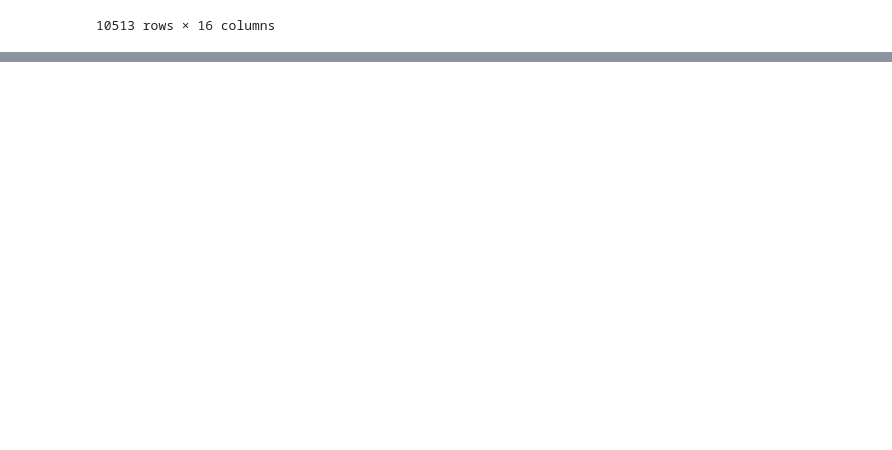
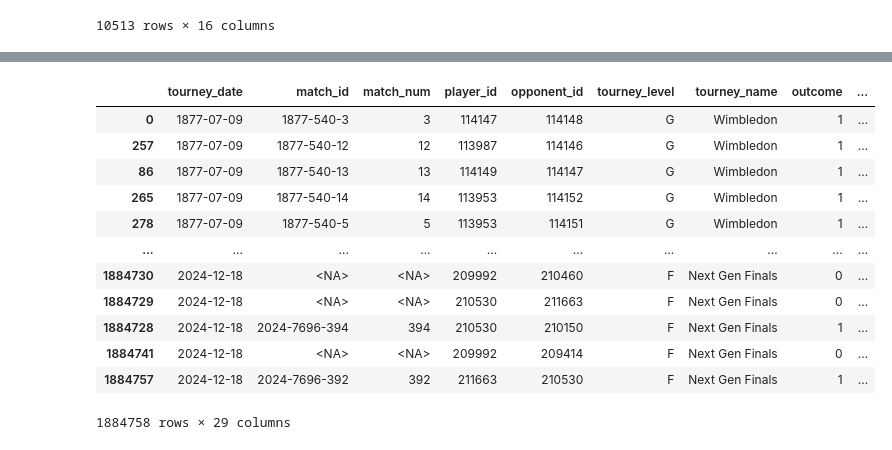
Before and after one commit to phoenox001/TennisMatchAnalysis, a Jupyter notebook: notebooks/eda.ipynb, the cells around one changed output, grey strips where cells are left out. Saved outputs shown, nothing was run; the diff lists cells and outputs as text; code cells hidden in the pictures; blank space fills up the shorter version.

```diff
--- a/notebooks/eda.ipynb
+++ b/notebooks/eda.ipynb
@@ -450,0 +464,24 @@ array(['Hard', 'Clay', 'Grass', 'Carpet', nan], dtype=object)
+# %%
+import pandas as pd
+
+file_path = (
+    "/Users/tim/Documents/Projects/TennisMatchAnalysis/data/player_features.parquet"
+)
+
+data = pd.read_parquet(file_path)
+
+data
+# %% [output]
+|  | tourney_date | match_id | match_num | player_id | opponent_id | tourney_level | tourney_name | outcome | ... |
+| 0 | 1877-07-09 | 1877-540-3 | 3 | 114147 | 114148 | G | Wimbledon | 1 | ... |
+| 257 | 1877-07-09 | 1877-540-12 | 12 | 113987 | 114146 | G | Wimbledon | 1 | ... |
+| 86 | 1877-07-09 | 1877-540-13 | 13 | 114149 | 114147 | G | Wimbledon | 1 | ... |
+| 265 | 1877-07-09 | 1877-540-14 | 14 | 113953 | 114152 | G | Wimbledon | 1 | ... |
+| 278 | 1877-07-09 | 1877-540-5 | 5 | 113953 | 114151 | G | Wimbledon | 1 | ... |
+| ... | ... | ... | ... | ... | ... | ... | ... | ... | ... |
+| 1884730 | 2024-12-18 | <NA> | <NA> | 209992 | 210460 | F | Next Gen Finals | 0 | ... |
+| 1884729 | 2024-12-18 | <NA> | <NA> | 210530 | 211663 | F | Next Gen Finals | 0 | ... |
+| 1884728 | 2024-12-18 | 2024-7696-394 | 394 | 210530 | 210150 | F | Next Gen Finals | 1 | ... |
+| 1884741 | 2024-12-18 | <NA> | <NA> | 209992 | 209414 | F | Next Gen Finals | 0 | ... |
+| 1884757 | 2024-12-18 | 2024-7696-392 | 392 | 211663 | 210530 | F | Next Gen Finals | 1 | ... |
+1884758 rows × 29 columns
```
Also changed, not shown: parts of 2 cells of this notebook, 2 other files.
